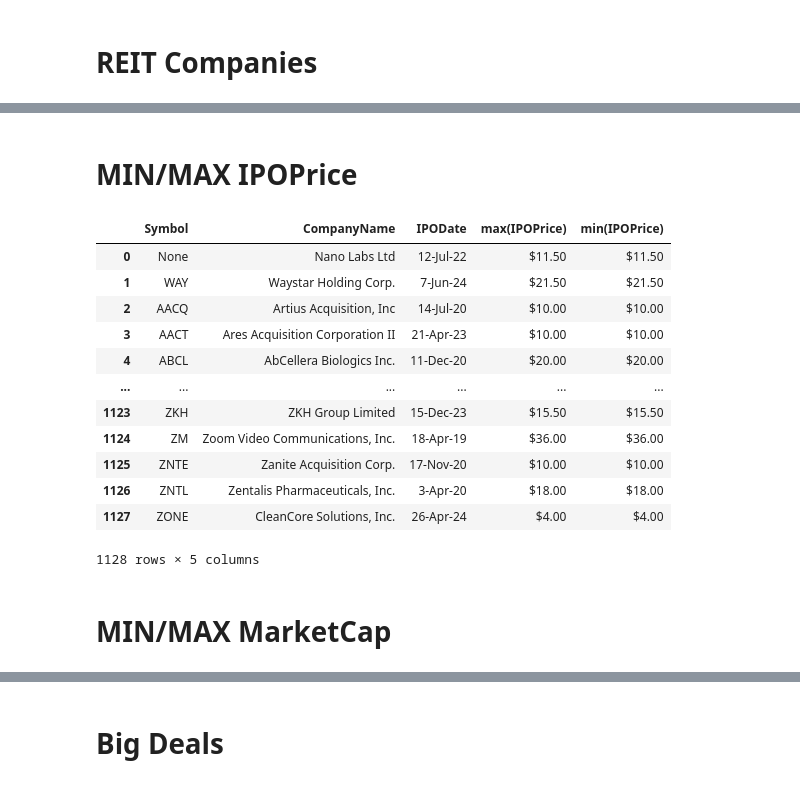
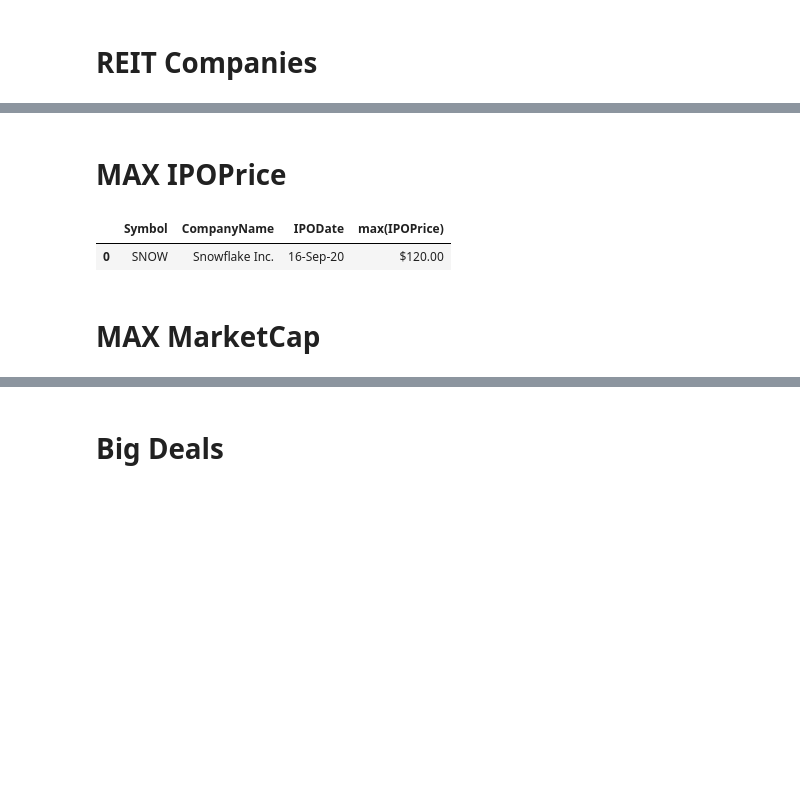
Before and after one commit to gavrilow/the-fremen, a Jupyter notebook: the-fremen.ipynb, the cells around one changed output, grey strips where cells are left out. Drawn from its saved outputs; the diff is of its cells as text; code cells hidden in the pictures; blank space fills up the shorter version.

```diff
--- a/the-fremen.ipynb
+++ b/the-fremen.ipynb
@@ -154,36 +154,25 @@ display(result)
 | 1 | 22-Nov-19 | PINE | Alpine Income Property Trust, Inc. | $19.00 | $15.43 | -18.79% | 210.21M | 0.00 | NYSE |
 | 2 | 15-May-19 | PSTL | Postal Realty Trust, Inc. | $17.00 | $13.31 | -21.71% | 370.03M | 0.00 | NYSE |
 # %% [markdown]
-# MIN/MAX IPOPrice
+# MAX IPOPrice
 # %%
 query = f"""
-Select Symbol, CompanyName, IPODate, max(IPOPrice), min(IPOPrice)
+Select Symbol, CompanyName, IPODate, max(IPOPrice)
 from IPO
 --where IPODate between '{start_date}' AND '{end_date}'
-group by Symbol, CompanyName, IPODate, Exchange
+--group by Symbol, CompanyName, IPODate, Exchange
 
 """
 
 result = psql.sqldf(query, locals())
 
 result['max(IPOPrice)'] = result['max(IPOPrice)'].apply(format_dollars)
-result['min(IPOPrice)'] = result['min(IPOPrice)'].apply(format_dollars)
+#result['min(IPOPrice)'] = result['min(IPOPrice)'].apply(format_dollars)
 display(result)
 # %% [output]
-|  | Symbol | CompanyName | IPODate | max(IPOPrice) | min(IPOPrice) |
-| 0 | None | Nano Labs Ltd | 12-Jul-22 | $11.50 | $11.50 |
-| 1 | WAY | Waystar Holding Corp. | 7-Jun-24 | $21.50 | $21.50 |
-| 2 | AACQ | Artius Acquisition, Inc | 14-Jul-20 | $10.00 | $10.00 |
-| 3 | AACT | Ares Acquisition Corporation II | 21-Apr-23 | $10.00 | $10.00 |
-| 4 | ABCL | AbCellera Biologics Inc. | 11-Dec-20 | $20.00 | $20.00 |
-| ... | ... | ... | ... | ... | ... |
-| 1123 | ZKH | ZKH Group Limited | 15-Dec-23 | $15.50 | $15.50 |
-| 1124 | ZM | Zoom Video Communications, Inc. | 18-Apr-19 | $36.00 | $36.00 |
-| 1125 | ZNTE | Zanite Acquisition Corp. | 17-Nov-20 | $10.00 | $10.00 |
-| 1126 | ZNTL | Zentalis Pharmaceuticals, Inc. | 3-Apr-20 | $18.00 | $18.00 |
-| 1127 | ZONE | CleanCore Solutions, Inc. | 26-Apr-24 | $4.00 | $4.00 |
+|  | Symbol | CompanyName | IPODate | max(IPOPrice) |
+| 0 | SNOW | Snowflake Inc. | 16-Sep-20 | $120.00 |
-1128 rows × 5 columns
 # %% [markdown]
-# MIN/MAX MarketCap
+# MAX MarketCap
 # %%
 query = f"""
```
Also changed, not shown: parts of 4 cells of this notebook.
